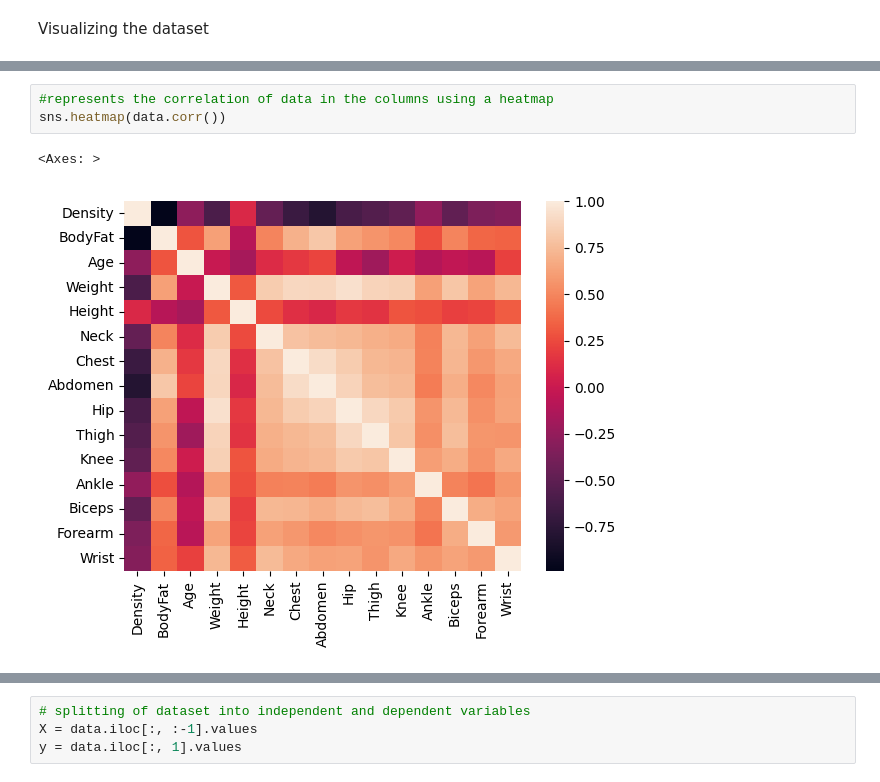
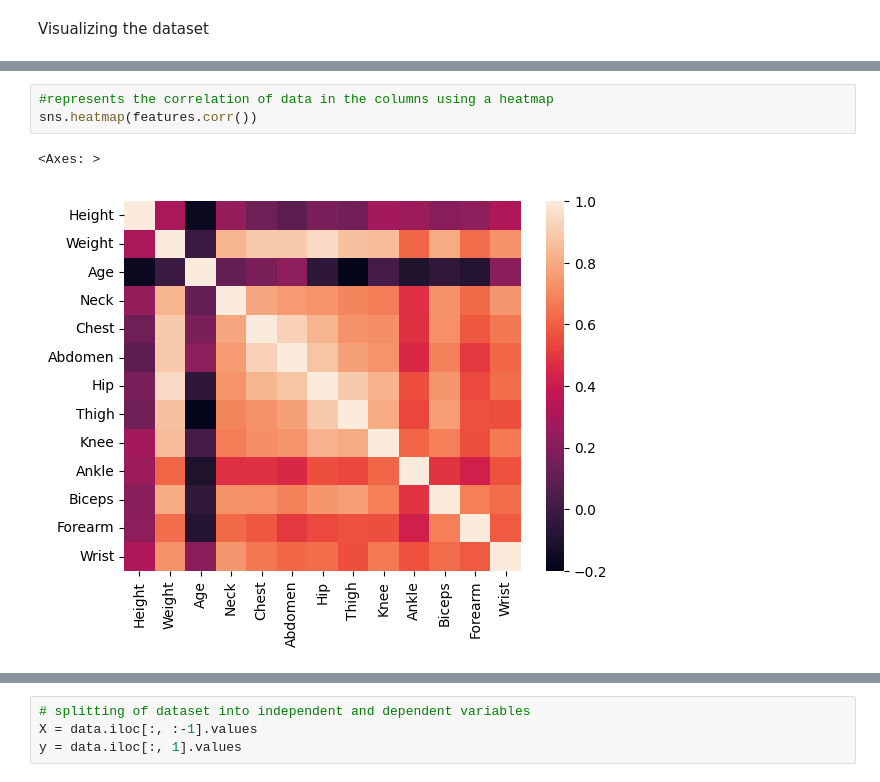
Before and after one commit to gideon-ogunbanjo/ModelX, a Jupyter notebook: modelX.ipynb, the cells around one changed output, grey strips where cells are left out. Saved outputs shown, nothing was run; the diff lists cells and outputs as text.

Commit message:
plotted numerical figures

```diff
--- a/modelX.ipynb
+++ b/modelX.ipynb
@@ -82,8 +75,8 @@ sns.histplot(data['Neck'],kde=False,bins=10)
 # %%
 #represents the correlation of data in the columns using a heatmap
-sns.heatmap(data.corr())
+sns.heatmap(features.corr())
 # %% [output]
 <Axes: >
-[figure, old version]
+[figure, new version]
 # %%
 #plotting the distribution of the numerical features with a histogram
```
Also changed, not shown: parts of 7 cells of this notebook.
